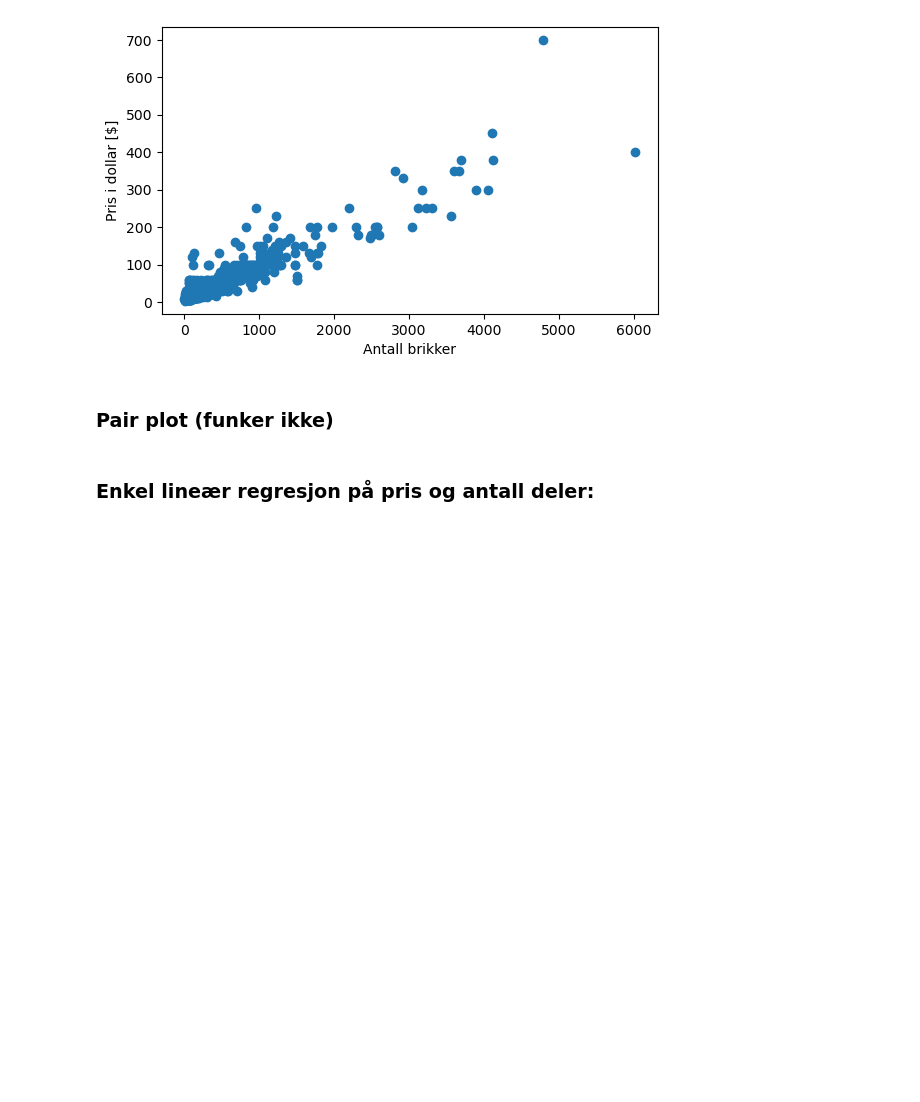
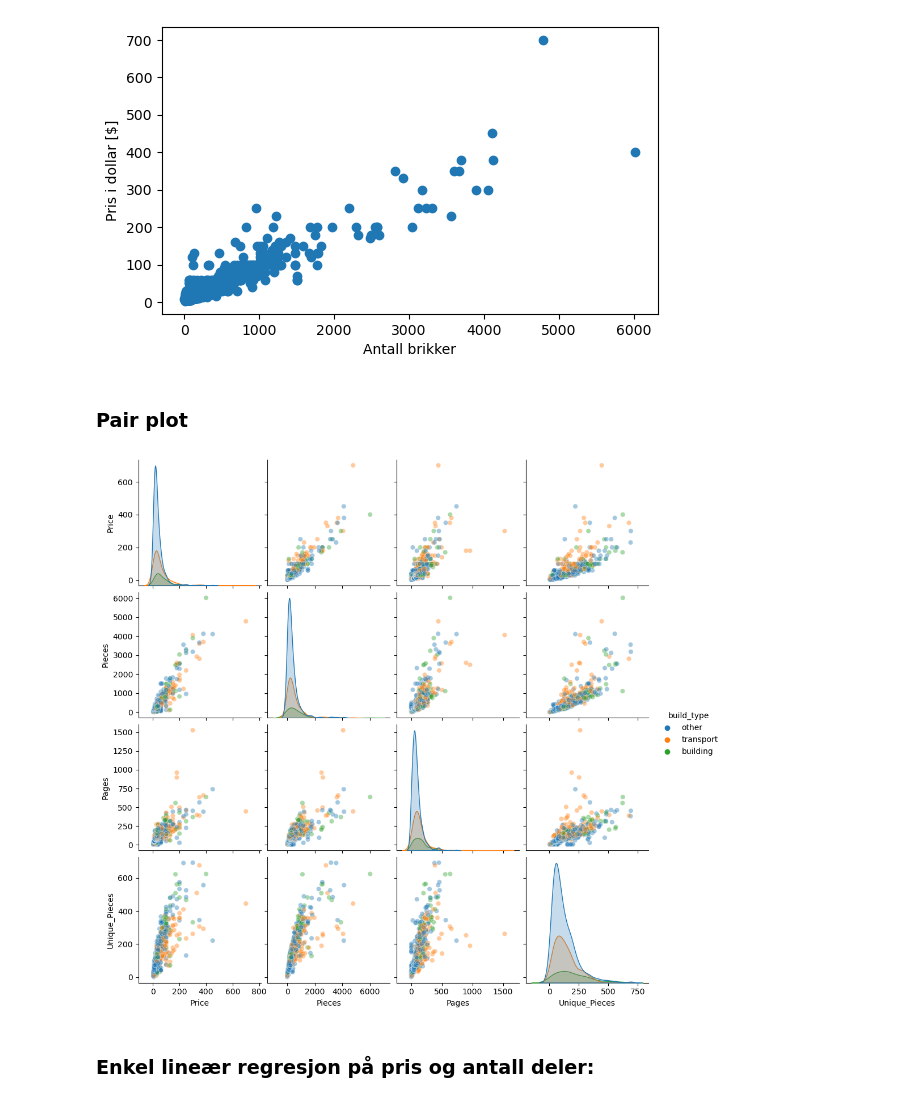
Before and after one commit to edvardbe/istt1003-30, a Jupyter notebook: oppg1_custom.ipynb, the cells around one changed output. Cells and saved outputs as stored; diff of their text form; code cells hidden in the pictures; blank space fills up the shorter version.

```diff
--- a/oppg1_custom.ipynb
+++ b/oppg1_custom.ipynb
@@ -78,13 +152,15 @@ plt.show()
 # %% [output]
 [figure]
 # %% [markdown]
-### Pair plot (funker ikke)
+### Pair plot
 # %%
-sns.pairplot(df2, vars = ['Price', 'Pieces', 'Pages', 'Unique_Pieces', 'build_type'],
-             hue = 'Theme',
+sns.pairplot(df2, vars = ['Price', 'Pieces', 'Pages', 'Unique_Pieces'],
+             hue = 'build_type',
              diag_kind = 'kde',
              plot_kws = dict(alpha = 0.4))
 plt.show()
+# %% [output]
+[figure, added]
 # %% [markdown]
 ### Enkel lineær regresjon på pris og antall deler:
 # %%
```
Also changed, not shown: parts of 12 cells of this notebook, 4 other files.
